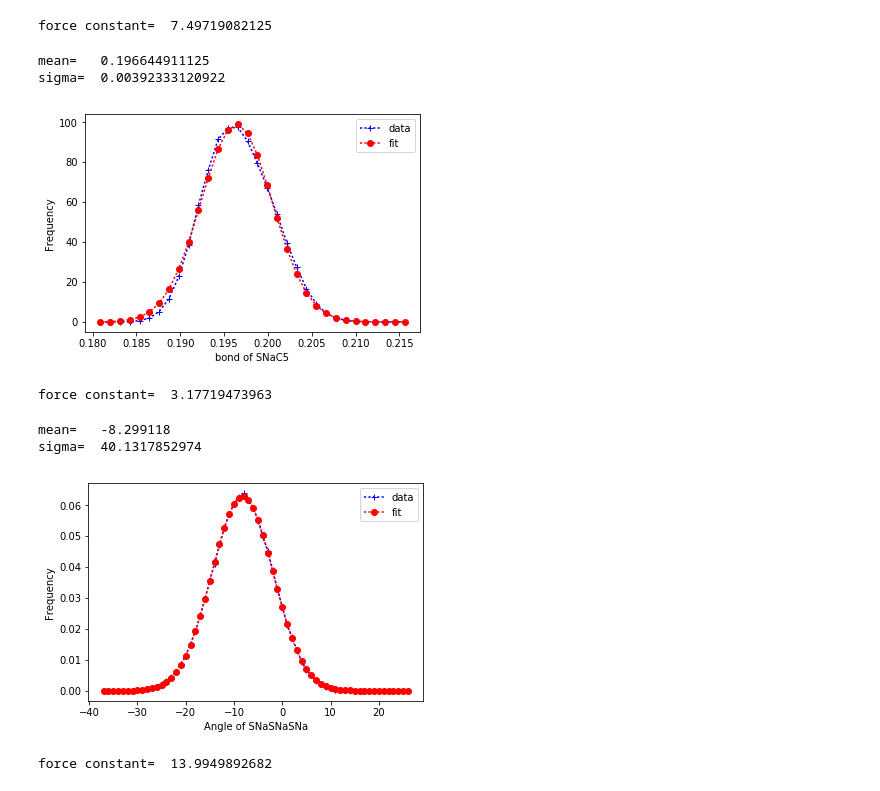
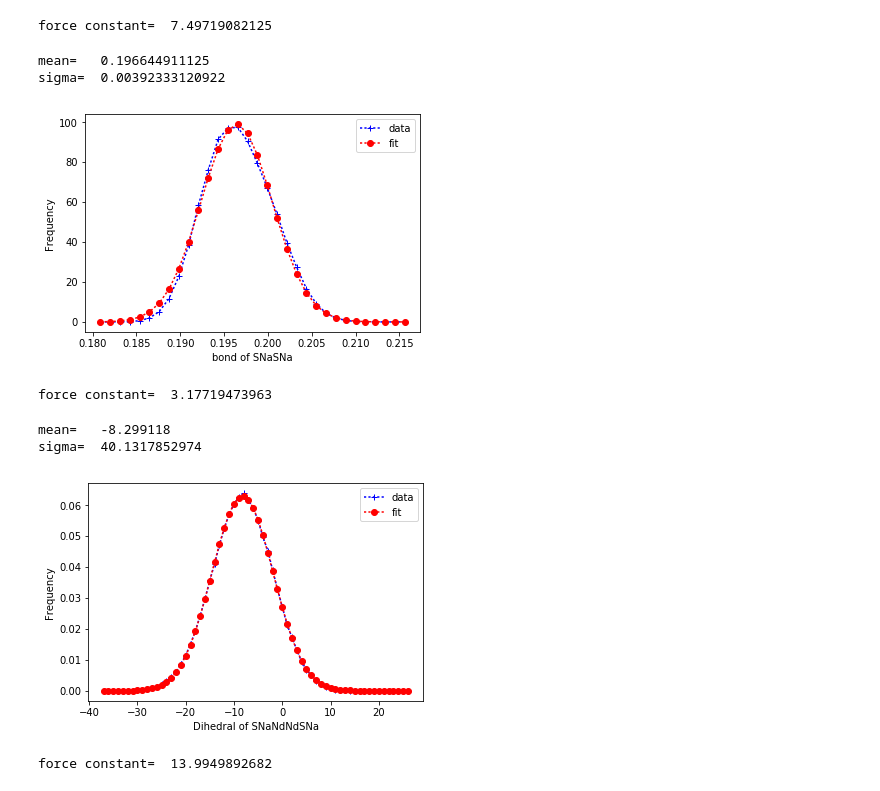
Before and after one commit to garrettd2225/Shenanigans, a Jupyter notebook: Inverse Boltzmann.ipynb, the cells around one changed output. Cells and saved outputs as stored; diff of their text form; code cells hidden in the pictures.

```diff
--- a/Inverse Boltzmann.ipynb
+++ b/Inverse Boltzmann.ipynb
@@ -143,35 +133,35 @@ num=sum(data2['frequency'])
 #the number of data
 x= data2['bond']
 y=data2['frequency']
 #num=sum(data1['frequency'])
 #n = len(x)+1                          #the number of data
 x0 = sum((x)*(y/num))                  #note this correction
 sigma = (sum(y*(x-x0)**2)/num)**0.5        #note this correction
 print('mean=  ',x0)
 print('sigma= ',sigma)
 def gaus(x,a,x0,sigma):
 
     return(a*exp(-(x-x0)**2/(2*sigma**2)))
 
 popt,pcov = curve_fit(gaus,x,y,p0=[1,x0,sigma])
 
 plt.plot(x,y,'b+:',label='data')
 plt.plot(x,gaus(x,*popt),'ro:',label='fit')
 plt.legend()
-plt.xlabel('bond of SNaC5')
+plt.xlabel('bond of SNaSNa')
 plt.ylabel('Frequency')
 plt.show()
 
 y_fits=gaussian(x,popt[0],popt[1],popt[2])
 std=np.std([x,y_fits])
 kb=1.38064852*10**(-23)
 T=300
 force_const=kb*T*Na/((std**2))
 print('force constant= ',force_const) #Angle
 # %% [output]
 mean=   0.196644911125
 sigma=  0.00392333120922
-[figure, old version]
+[figure, new version]
 force constant=  3.17719473963
 # %%
 data=pd.read_csv("dihdist2_SNaNdNdSNa.xvg", skiprows=13,delim_whitespace=True, names=["dihedral","frequency"])
@@ -193,7 +183,7 @@ popt,pcov = curve_fit(gaus,x,y,p0=[1,x0,sigma])
 plt.plot(x,y,'b+:',label='data')
 plt.plot(x,gaus(x,*popt),'ro:',label='fit')
 plt.legend()
-plt.xlabel('Angle of SNaSNaSNa')
+plt.xlabel('Dihedral of SNaNdNdSNa')
 plt.ylabel('Frequency')
 plt.show()
 
@@ -206,5 +196,5 @@ print('force constant= ',force_const) #Angle
 # %% [output]
 mean=   -8.299118
 sigma=  40.1317852974
-[figure, old version]
+[figure, new version]
 force constant=  13.9949892682
```
Also changed, not shown: parts of 12 cells of this notebook, 22 other files.
